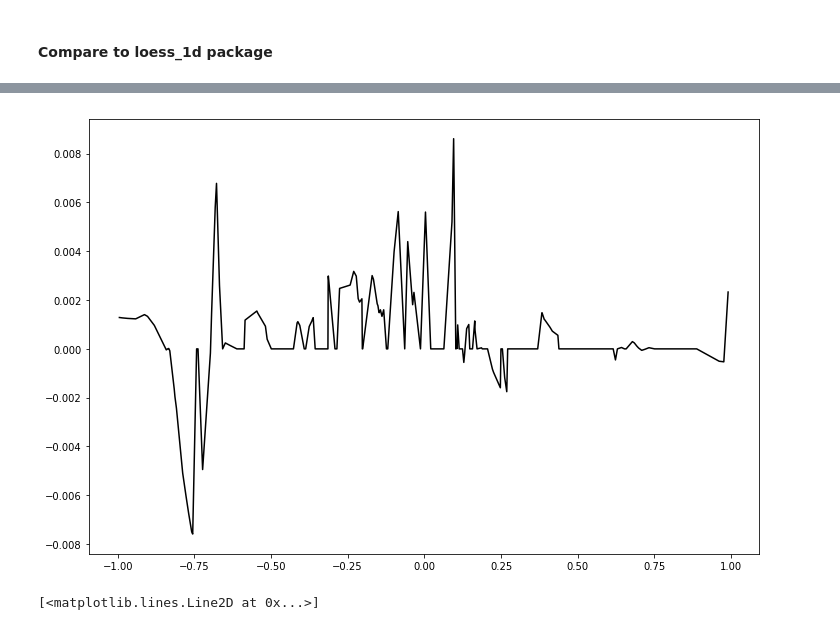
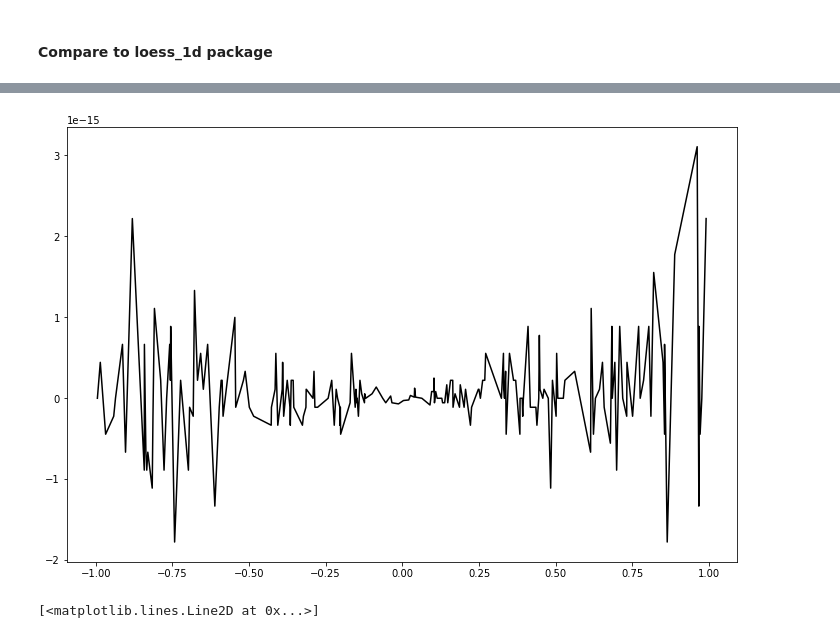
Before and after one commit to mnlevy1981/MARBL-notebooks, a Jupyter notebook: Loess step by step.ipynb, the cells around one changed output, grey strips where cells are left out. Saved outputs shown, nothing was run; the diff lists cells and outputs as text; code cells hidden in the pictures.

```diff
--- a/Loess step by step.ipynb
+++ b/Loess step by step.ipynb
@@ -43,18 +47,22 @@ def RMSE(est_val, true_val):
 # %% [markdown]
 Comparing to software package from Cappellari et al. (2013) => test with same example as found in loess_1d
 # %%
+# Set number of plot points and seed random number generator
+tot_points = 200
+np.random.seed(123)
+
 # use same x values as loess_1d example
-x = np.sort(np.random.uniform(-1, 1, tot_points))
+x_1d = np.sort(np.random.uniform(-1, 1, tot_points))
 
 # use same y values as loess_1d example
 # (1) start with y = sin(3x)
-y_true = np.sin(3*x)
+f1d_true = np.sin(3*x_1d)
 # (2) add some small random noise (sigma = 0.4)
-y_eval = np.random.normal(y_true, 0.4)
+f1d_eval = np.random.normal(f1d_true, 0.4)
 # (3) to 10% of the points, add larger random noise (sigma = 2)
 bad_inds = np.random.randint(0, tot_points, int(tot_points*0.1))
-y_eval[bad_inds] += np.random.normal(0, 2, bad_inds.size)
+f1d_eval[bad_inds] += np.random.normal(0, 2, bad_inds.size)
 
 # initialize class
-my_1d = loess(x, y_eval)
+my_1d = loess(x_1d, f1d_eval)
 # %%
@@ -110,23 +118,23 @@ d = 1  # We will use linear regression
 # Pick a point ~1/3 of the way into the domain
 i = tot_points//3
 
-%time poly_y, xj, yj = my_1d.poly_fit_at_i(i, n, d, t=2)
+%time poly_1d_coeffs, xj_1d, f1dj = my_1d.poly_fit_at_i(i, n, d, t=2)
 
-yhati = poly_y(x[i])
-yhat2 = poly_y(np.squeeze(np.array(xj)))
+f1d_hati = evaluate_poly(poly_1d_coeffs, x_1d[i])
+f1d_hat2 = evaluate_poly(poly_1d_coeffs, np.squeeze(xj_1d))
 
 # True distribution is solid black
-plt.plot(x, y_true, 'k')
+plt.plot(x_1d, f1d_true, 'k')
 # Sampled data is gray x
-plt.plot(x, y_eval, 'x', color="grey")
+plt.plot(x_1d, f1d_eval, 'x', color="grey")
 # Sampled data used for local regression is black x
-plt.plot(xj, yj, 'kx')
+plt.plot(xj_1d, f1dj, 'kx')
 # Node i in blue dot
-plt.plot(x[i], y_eval[i], 'bo')
+plt.plot(x_1d[i], f1d_eval[i], 'bo')
 # Local polynomial fit in solid blue
-plt.plot(np.squeeze(np.array(xj)), yhat, 'b')
+plt.plot(np.squeeze(np.array(xj_1d)), f1d_hat, 'b')
 # Robustness adjusted polynomial fit in solid green
-plt.plot(np.squeeze(np.array(xj)), yhat2, 'g')
+plt.plot(np.squeeze(np.array(xj_1d)), f1d_hat2, 'g')
 # Newly estimated value at x[i] is big green *
-plt.plot(x[i], yhati, 'go', markersize=7.5)
+plt.plot(x_1d[i], f1d_hati, 'go', markersize=7.5)
 # %% [output]
@@ -156,10 +164,10 @@ plt.plot(x, yhat2, 'go')
 # %% [markdown]
 #### Compare to loess_1d package
 # %%
-%time xout, yout, weigts = loess_1d(x, y_eval, frac=0.3)
-RMSE(yout, y_true)
+%time x1d_out, f1d_hat2, weigts = loess_1d(x_1d, f1d_eval, frac=0.3)
+RMSE(f1d_hat2, f1d_true)
 
-diff = yout - yhat2
-plt.plot(x, diff, 'k')
+diff = f1d_hat2 - f1d_hat
+plt.plot(x_1d, diff, 'k')
 print("Largest difference between loess package and code above: {}".format(np.max(np.abs(diff))))
 # %% [output]
@@ -170,3 +178,3 @@ Largest difference between loess package and code above: 0.0086156502500922
-[figure, old version]
+[figure, new version]
 # %%
 # True distribution is solid black
```
Also changed, not shown: parts of 16 cells of this notebook, 1 other file.
